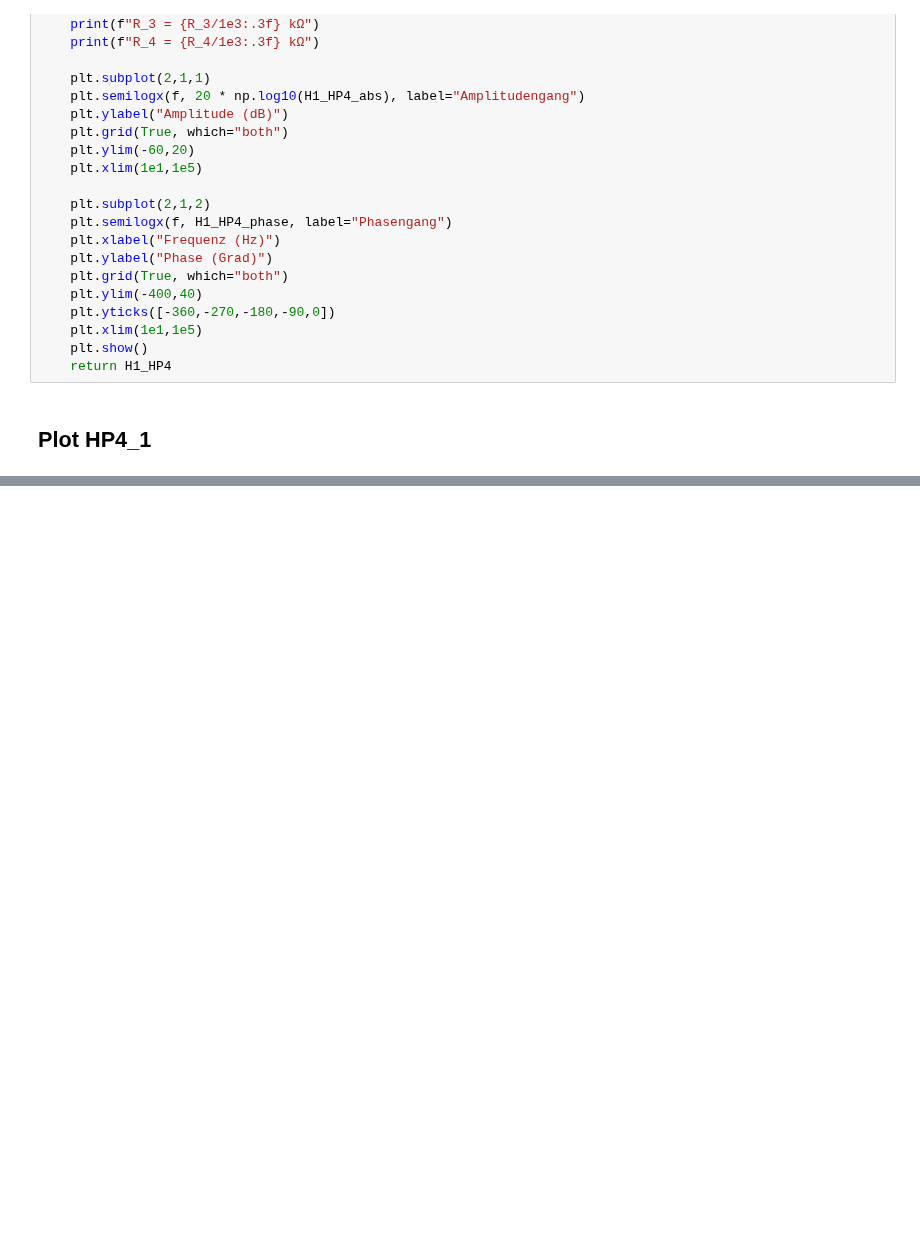
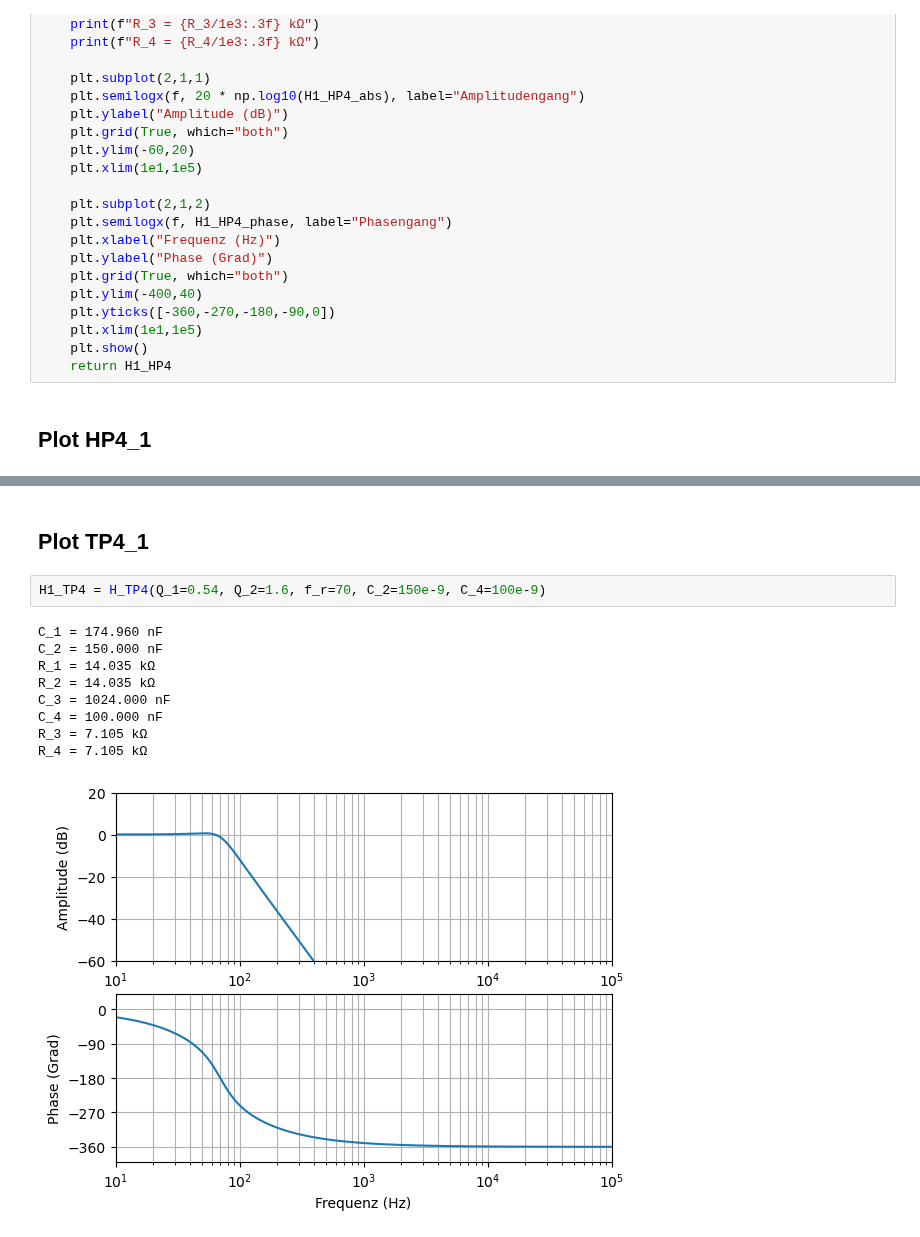
Before and after one commit to dkorschu/DiKo_PreAmp, a Jupyter notebook: Notebook/Aktive_Filter.ipynb, the cells around one changed output, grey strips where cells are left out. Saved outputs shown, nothing was run; the diff lists cells and outputs as text; blank space fills up the shorter version.

```diff
--- a/Notebook/Aktive_Filter.ipynb
+++ b/Notebook/Aktive_Filter.ipynb
@@ -158 +148,15 @@ R_4 = 30.748 kΩ
+# %% [markdown]
+## Plot TP4_1
+# %%
+H1_TP4 = H_TP4(Q_1=0.54, Q_2=1.6, f_r=70, C_2=150e-9, C_4=100e-9)
+# %% [output]
+C_1 = 174.960 nF
+C_2 = 150.000 nF
+R_1 = 14.035 kΩ
+R_2 = 14.035 kΩ
+C_3 = 1024.000 nF
+C_4 = 100.000 nF
+R_3 = 7.105 kΩ
+R_4 = 7.105 kΩ
+[figure, added]
 # %% [markdown]
```
Also changed, not shown: parts of 33 cells of this notebook, 16 other files.
